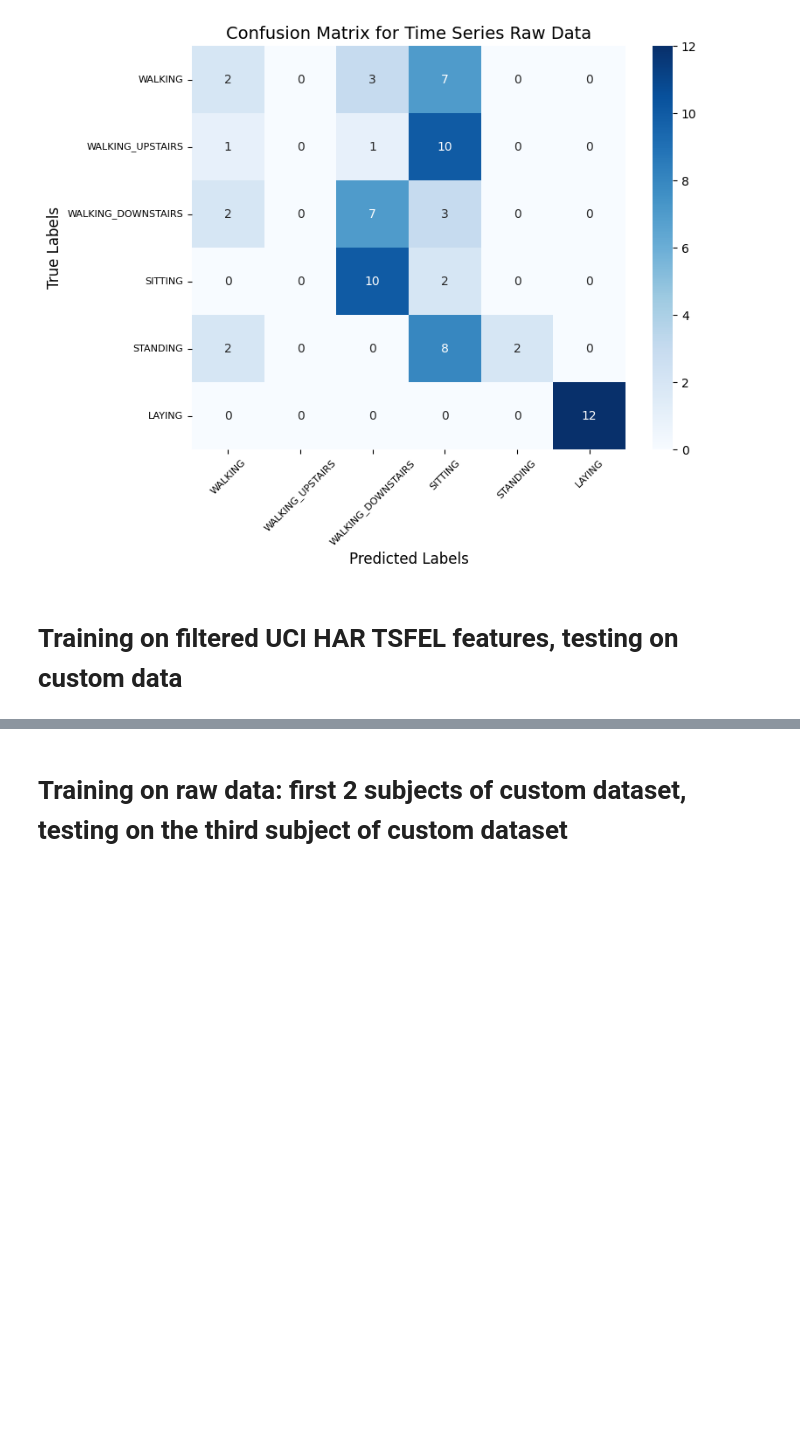
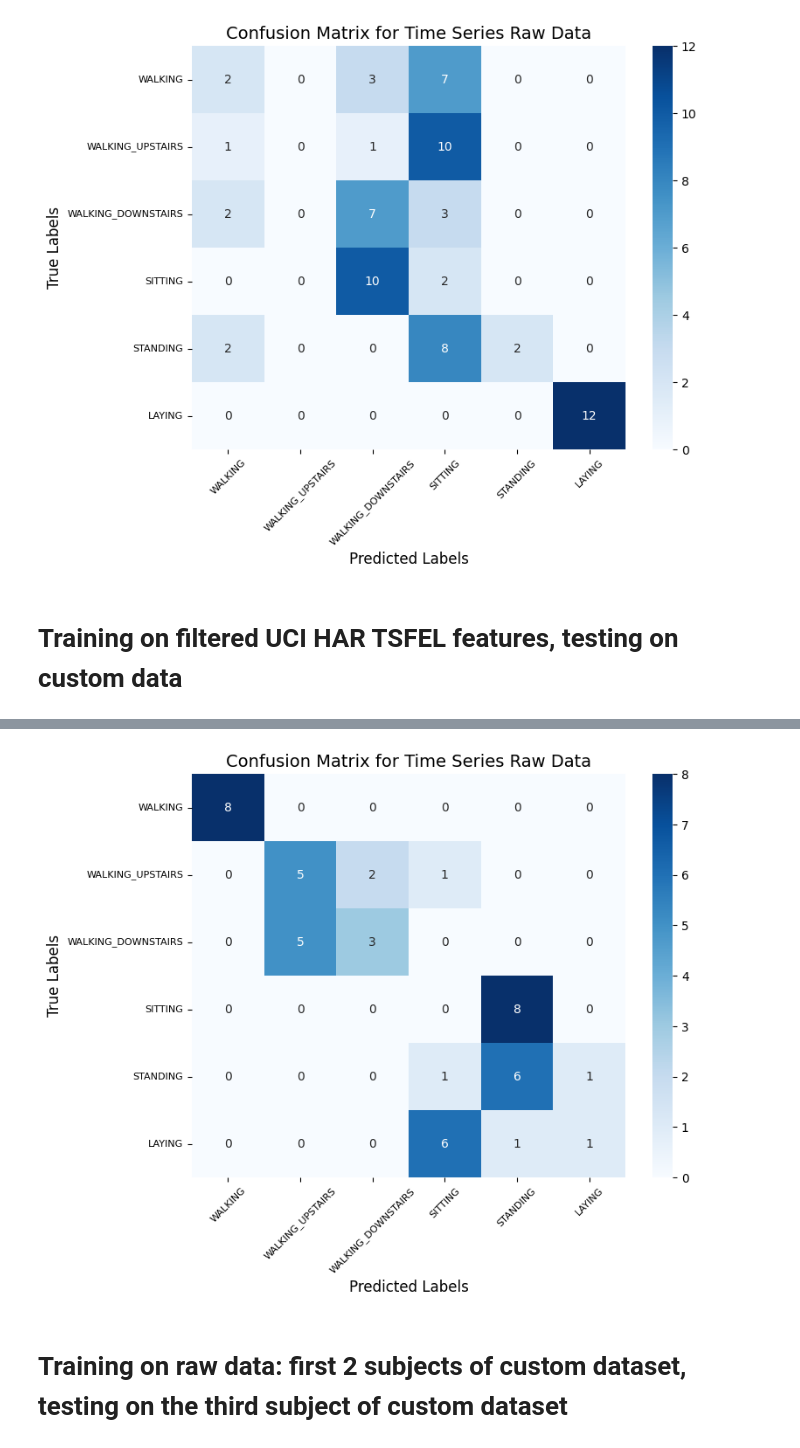
Before and after one commit to Karan-Gandhi/ES335-Assignment-1, a Jupyter notebook: task4_final.ipynb, the cells around one changed output, grey strips where cells are left out. Drawn from its saved outputs; the diff is of its cells as text; code cells hidden in the pictures; blank space fills up the shorter version.

Commit message:
task4 notebook

```diff
--- a/task4_final.ipynb
+++ b/task4_final.ipynb
@@ -226,0 +156,94 @@ Overall Accuracy: 0.3472222222222222
+# %%
+def load_tsfel_dataset(base_dir, dataset_type):
+    activities = ['LAYING', 'SITTING', 'STANDING', 'WALKING', 'WALKING_DOWNSTAIRS', 'WALKING_UPSTAIRS']
+
+    data = []
+    labels = []
+
+    for activity in activities:
+        folder_path = os.path.join(base_dir, dataset_type, activity)
+        for file_name in os.listdir(folder_path):
+            if file_name.endswith('.csv'):
+                file_path = os.path.join(folder_path, file_name)
+                df = pd.read_csv(file_path)
+
+                num_timesteps, num_features = df.shape
+
+                subject_data = df.values.reshape((num_timesteps, num_features))  # Shape: (500, 3)
+
+                data.append(subject_data)
+                labels.append(activity)
+
+    data = np.array(data)  # Shape: (num_subjects, num_timesteps, num_features)
+    labels = np.array(labels)
+
+    label_encoder = LabelEncoder()
+    labels_encoded = label_encoder.fit_transform(labels)
+
+    return data, labels_encoded
+
+base_dir1 = 'Datasets/TSFEL_3axes_allfeatures'
+base_dir2 = 'Datasets/task4_datacollection/TSFEL_dataset'
+X_train, y_train = load_tsfel_dataset(base_dir1, 'Train')
+X_test, y_test = load_tsfel_dataset(base_dir2, 'Train')
+
+print("X_train shape:", X_train.shape)
+print("y_train shape:", y_train.shape)
+print("X_test shape:", X_test.shape)
+print("y_test shape:", y_test.shape)
+
+# Reshape the data to flatten the time-series dimension
+X_train_flat = X_train.reshape(X_train.shape[0], -1)  # Shape: (126, 1500)
+X_test_flat = X_test.reshape(X_test.shape[0], -1)  # Shape: (54, 1500)
+
+print(f"X_train_flat shape: {X_train_flat.shape}")
+print(f"X_test_flat shape: {X_test_flat.shape}")
+
+print(f"X_train shape: {X_train.shape}")
+print(f"X_test shape: {X_test.shape}")
+print(f"y_train shape: {y_train.shape}")
+print(f"y_test shape: {y_test.shape}")
+
+# Reshape the data to flatten the time-series dimension
+X_train_flat = X_train.reshape(X_train.shape[0], -1)  # Shape: (126, 1500)
+X_test_flat = X_test.reshape(X_test.shape[0], -1)  # Shape: (54, 1500)
+
+print(f"X_train_flat shape: {X_train_flat.shape}")
+print(f"X_test_flat shape: {X_test_flat.shape}")
+
+clf = DecisionTreeClassifier(random_state=0)
+clf.fit(X_train_flat, y_train)
+y_pred = clf.predict(X_test_flat)
+print("Decision Tree Hyperparameters:\n", clf.get_params(), "\n")
+print("Classification Report:\n", classification_report(y_test, y_pred, target_names=[classes[i] for i in sorted(classes.keys())]))
+
+precision = precision_score(y_test, y_pred, average=None)
+recall = recall_score(y_test, y_pred, average=None)
+
+print("Precision, Recall, and Accuracy for each class:")
+for i, class_label in enumerate(sorted(classes.keys())):
+    class_accuracy = accuracy_score(y_test == class_label, y_pred == class_label)
+    print(f"Class {classes[class_label]}: Precision = {precision[i]:.4f}, Recall = {recall[i]:.4f}, Accuracy = {class_accuracy:.4f}")
+
+precision_macro = precision_score(y_test, y_pred, average='macro')
+recall_macro = recall_score(y_test, y_pred, average='macro')
+
+print(f"\nOverall Precision (Macro-averaged): {precision_macro}")
+print(f"Overall Recall (Macro-averaged): {recall_macro}")
+accuracy = accuracy_score(y_test, y_pred)
+print(f"Overall Accuracy: {accuracy}")
+
+conf_matrix = confusion_matrix(y_test, y_pred)
+plt.figure(figsize=(8, 6))
+sns.heatmap(conf_matrix, annot=True, fmt='d', cmap='Blues',
+            xticklabels=[classes[i] for i in sorted(classes.keys())],
+            yticklabels=[classes[i] for i in sorted(classes.keys())])
+
+plt.xticks(fontsize=8, rotation=45)
+plt.yticks(fontsize=8)
+plt.xlabel('Predicted Labels', fontsize=12)
+plt.ylabel('True Labels', fontsize=12)
+plt.title('Confusion Matrix for Time Series Raw Data', fontsize=14)
+
+plt.show()
+# %% [output]
@@ -227,3 +267,4 @@ Overall Accuracy: 0.3472222222222222
+[figure, added]
 # %% [markdown]
 # Training on raw data: first 2 subjects of custom dataset, testing on the third subject of custom dataset
 # %%
```
Also changed, not shown: parts of 4 cells of this notebook.
